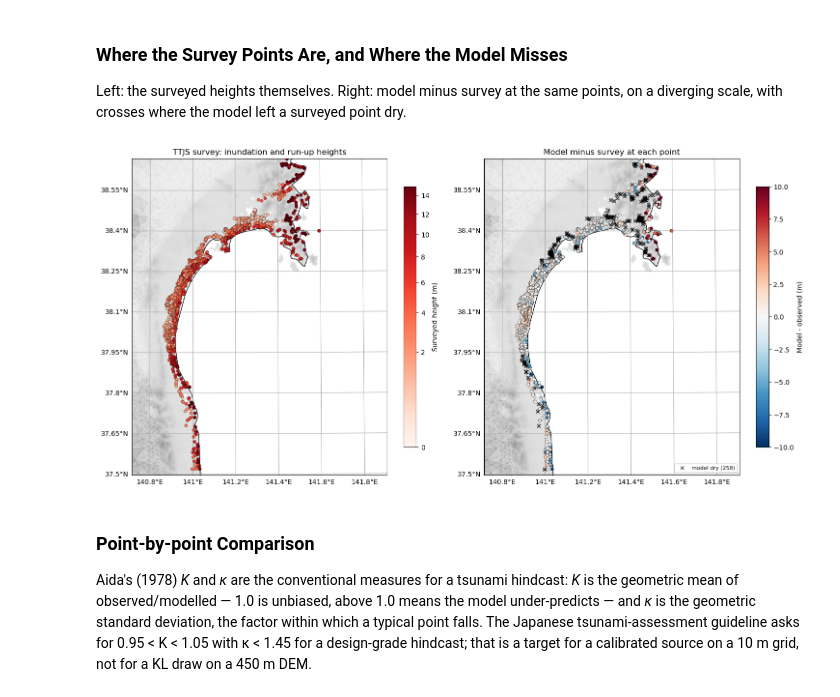
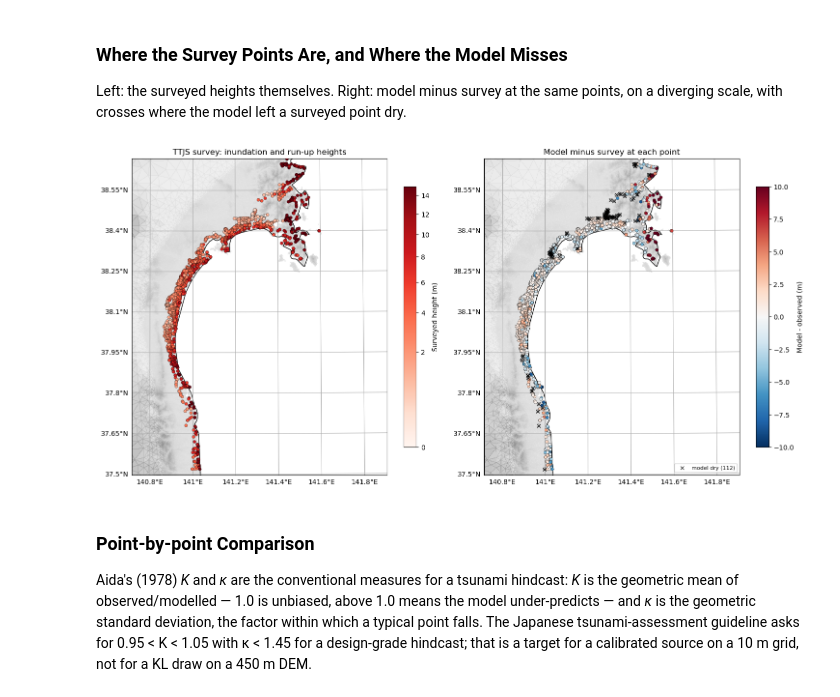
Before and after one commit to stoiver/Tohoku, a Jupyter notebook: notebook_tohoku_open_elevation.ipynb, the cells around one changed output. Drawn from its saved outputs; the diff is of its cells as text; code cells hidden in the pictures.

```diff
--- a/notebook_tohoku_open_elevation.ipynb
+++ b/notebook_tohoku_open_elevation.ipynb
@@ -621,7 +626,7 @@ for k in [0, 1, 2]:
                edgecolor='w', linewidth=1.2, zorder=5,
                transform=ccrs.UTM(zone=54), label=f'gauge {k}')
 
-ax.set_extent(closeup_extent, crs=ccrs.UTM(zone=54))   # red box on the locality map
+ax.set_extent(study_extent_ll, crs=PC)   # red box on the locality map
 ax.gridlines(draw_labels=True)
 ax.coastlines(resolution='10m')
 add_scalebar(ax, length_km=25)
@@ -666,7 +671,7 @@ for ax, t_snap in zip(axes, snapshot_times):
     im = ax.tripcolor(triang, facecolors=wet_stage, cmap='RdBu_r', norm=norm)
     triang.set_mask(None)
 
-    ax.set_extent(closeup_extent, crs=ccrs.UTM(zone=54))
+    ax.set_extent(study_extent_ll, crs=PC)
     ax.coastlines(resolution='10m')
     add_scalebar(ax, length_km=25)
 
@@ -733,8 +738,6 @@ kilometres inland, and the transect at 38.21°N follows the water inland to
 the run-up limit.  All of it is read from the `.sww`, so the sites can be
 moved and this section re-run on its own.
 # %%
-sendai_extent = [484_000, 531_500, 4_209_000, 4_252_500]   # UTM 54N metres
-
 wet_max_depth = np.where(sww_max_depth >= md, sww_max_depth, np.nan)
 
 fig, ax = plt.subplots(figsize=(11, 10), subplot_kw={'projection': ccrs.UTM(zone=54)})
@@ -750,7 +753,7 @@ ax.plot([g.east for g in transect_gauges], [g.north for g in transect_gauges],
         'r.-', lw=1.2, ms=6, zorder=6, transform=ccrs.UTM(zone=54),
         label=f'transect {transect_lat}\u00b0N')
 
-ax.set_extent(sendai_extent, crs=ccrs.UTM(zone=54))
+ax.set_extent(sendai_extent_ll, crs=PC)
 ax.coastlines(resolution='10m', color='r', linewidth=2.0)
 ax.gridlines(draw_labels=True)
 add_scalebar(ax, length_km=10)
@@ -868,15 +871,15 @@ release 20121229, <http://www.coastal.jp/ttjt/>.
 # %%
 from scipy.spatial import cKDTree
 
-from tsunami_observations import load_ttjs, in_extent, near
+from tsunami_observations import load_ttjs, in_extent_ll, near
 
 # Inundation ('I') and run-up ('R') points, dropping the C/D grades: those are
 # beach run-up and distant marks with large measurement error, and they are the
 # ones a 250 m mesh has no hope of reproducing.
 survey = load_ttjs(types='IR', reliability='AB')
 
-survey_closeup = in_extent(survey, closeup_extent)
-survey_sendai  = in_extent(survey, sendai_extent)
+survey_closeup = in_extent_ll(survey, study_extent_ll)
+survey_sendai  = in_extent_ll(survey, sendai_extent_ll)
 
 # Survey heights are relative to the astronomical tide when the wave arrived;
 # the model's datum is `tide`.  Both are 0.0 here, but keep it explicit so the
@@ -968,35 +971,35 @@ panels = [
     (axes[0], survey_closeup['height'], 'Reds', norm_h,
      'Surveyed height (m)', 'TTJS survey: inundation and run-up heights'),
     (axes[1], residual, 'RdBu_r', norm_d,
      'Model - observed (m)', 'Model minus survey at each point'),
 ]
 
 for ax, values, cmap, norm, label, title in panels:
     ax.tripcolor(triang, facecolors=land, cmap='Greys', vmin=-400, vmax=1500,
                  alpha=0.5)
     img = ax.scatter(survey_closeup['east'], survey_closeup['north'], c=values,
                      cmap=cmap, norm=norm, s=20, edgecolor='k', linewidth=0.3,
                      zorder=5, transform=ccrs.UTM(zone=54))
-    ax.set_extent(closeup_extent, crs=ccrs.UTM(zone=54))
+    ax.set_extent(study_extent_ll, crs=PC)
     ax.coastlines(resolution='10m')
     gl = ax.gridlines(draw_labels=True)
     gl.top_labels = gl.right_labels = False
     if plot_scalebar:
         add_scalebar(ax, length_km=25)
     ax.set_title(title)
     plt.colorbar(img, ax=ax, shrink=0.7, pad=0.05, label=label)
 
 # Points the model left dry carry no residual; mark them so they are not read
 # as agreement.
 dry = ~np.isfinite(h_closeup)
 axes[1].scatter(survey_closeup['east'][dry], survey_closeup['north'][dry],
                 marker='x', s=26, color='k', linewidth=0.8, zorder=6,
                 transform=ccrs.UTM(zone=54), label=f'model dry ({dry.sum()})')
 axes[1].legend(loc='lower right', fontsize=8)
 
 plt.tight_layout()
 # %% [output]
-[figure, old version]
+[figure, new version]
 # %% [markdown]
 ### Point-by-point Comparison
 
```
Also changed, not shown: parts of 17 cells of this notebook, 6 other files.
